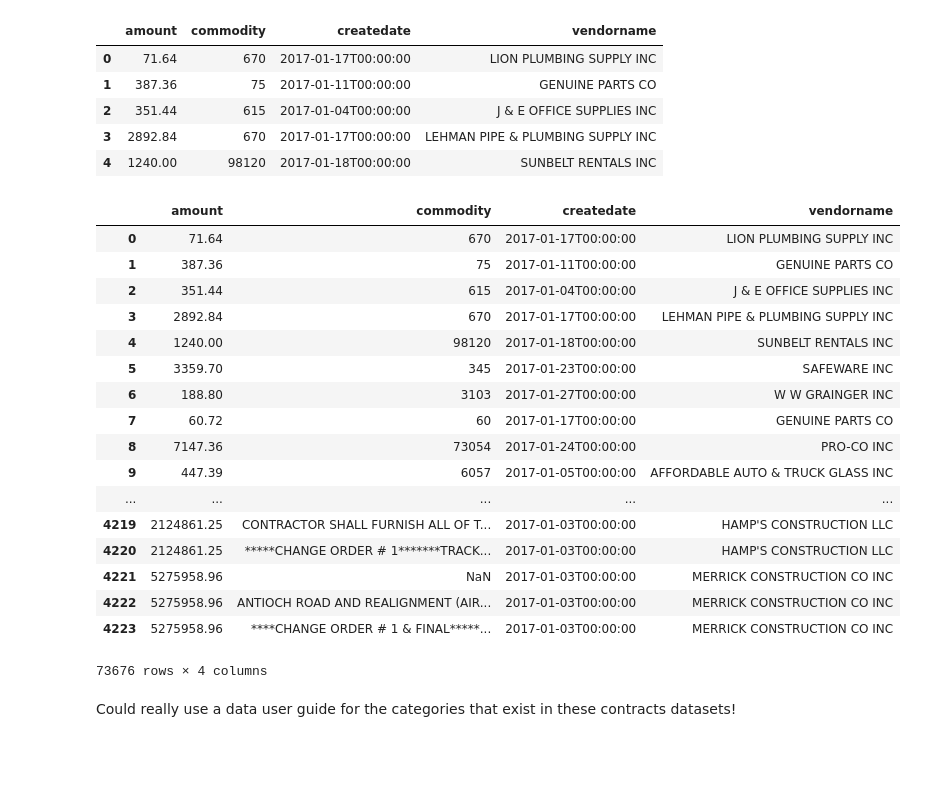
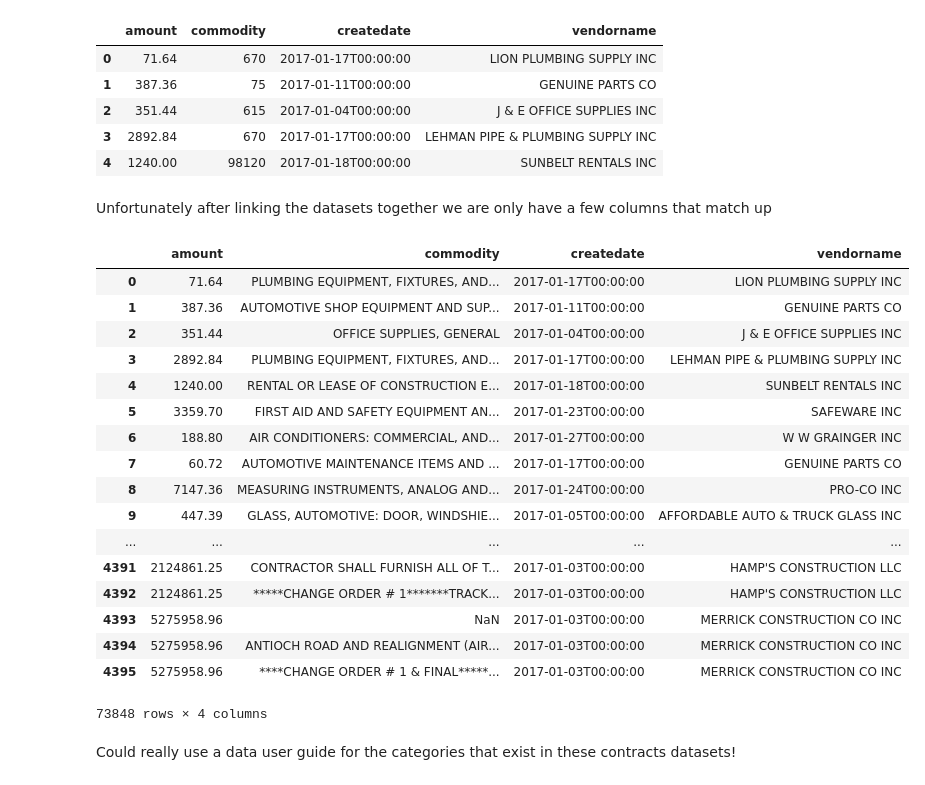
Before and after one commit to sunlightpolicy/open_data_standards_project, a Jupyter notebook: procurement.ipynb, the cells around one changed output. Drawn from its saved outputs; the diff is of its cells as text; code cells hidden in the pictures; blank space fills up the shorter version.

```diff
--- a/procurement.ipynb
+++ b/procurement.ipynb
@@ -191,27 +191,31 @@ miami_pro_less.head()
 | 2 | 351.44 | 615 | 2017-01-04T00:00:00 | J & E OFFICE SUPPLIES INC |
 | 3 | 2892.84 | 670 | 2017-01-17T00:00:00 | LEHMAN PIPE & PLUMBING SUPPLY INC |
 | 4 | 1240.00 | 98120 | 2017-01-18T00:00:00 | SUNBELT RENTALS INC |
+# %% [markdown]
+Unfortunately after linking the datasets together we are only have a few columns that match up
 # %%
-pd.concat([miami_pro_less,wash_pro_less,br_pro_less],axis=0)
+proc_data = pd.concat([miami_pro_less,wash_pro_less,br_pro_less],axis=0)
-# %% [output]
-|  | amount | commodity | createdate | vendorname |
-| 0 | 71.64 | 670 | 2017-01-17T00:00:00 | LION PLUMBING SUPPLY INC |
-| 1 | 387.36 | 75 | 2017-01-11T00:00:00 | GENUINE PARTS CO |
-| 2 | 351.44 | 615 | 2017-01-04T00:00:00 | J & E OFFICE SUPPLIES INC |
-| 3 | 2892.84 | 670 | 2017-01-17T00:00:00 | LEHMAN PIPE & PLUMBING SUPPLY INC |
-| 4 | 1240.00 | 98120 | 2017-01-18T00:00:00 | SUNBELT RENTALS INC |
-| 5 | 3359.70 | 345 | 2017-01-23T00:00:00 | SAFEWARE INC |
-| 6 | 188.80 | 3103 | 2017-01-27T00:00:00 | W W GRAINGER INC |
-| 7 | 60.72 | 60 | 2017-01-17T00:00:00 | GENUINE PARTS CO |
-| 8 | 7147.36 | 73054 | 2017-01-24T00:00:00 | PRO-CO INC |
-| 9 | 447.39 | 6057 | 2017-01-05T00:00:00 | AFFORDABLE AUTO & TRUCK GLASS INC |
-| ... | ... | ... | ... | ... |
-| 4219 | 2124861.25 | CONTRACTOR SHALL FURNISH ALL OF T... | 2017-01-03T00:00:00 | HAMP'S CONSTRUCTION LLC |
-| 4220 | 2124861.25 | *****CHANGE ORDER # 1*******TRACK... | 2017-01-03T00:00:00 | HAMP'S CONSTRUCTION LLC |
-| 4221 | 5275958.96 | NaN | 2017-01-03T00:00:00 | MERRICK CONSTRUCTION CO INC |
-| 4222 | 5275958.96 | ANTIOCH ROAD AND REALIGNMENT (AIR... | 2017-01-03T00:00:00 | MERRICK CONSTRUCTION CO INC |
-| 4223 | 5275958.96 | ****CHANGE ORDER # 1 & FINAL*****... | 2017-01-03T00:00:00 | MERRICK CONSTRUCTION CO INC |
-73676 rows × 4 columns
+# %%
+proc_data
+# %% [output]
+|  | amount | commodity | createdate | vendorname |
+| 0 | 71.64 | PLUMBING EQUIPMENT, FIXTURES, AND... | 2017-01-17T00:00:00 | LION PLUMBING SUPPLY INC |
+| 1 | 387.36 | AUTOMOTIVE SHOP EQUIPMENT AND SUP... | 2017-01-11T00:00:00 | GENUINE PARTS CO |
+| 2 | 351.44 | OFFICE SUPPLIES, GENERAL | 2017-01-04T00:00:00 | J & E OFFICE SUPPLIES INC |
+| 3 | 2892.84 | PLUMBING EQUIPMENT, FIXTURES, AND... | 2017-01-17T00:00:00 | LEHMAN PIPE & PLUMBING SUPPLY INC |
+| 4 | 1240.00 | RENTAL OR LEASE OF CONSTRUCTION E... | 2017-01-18T00:00:00 | SUNBELT RENTALS INC |
+| 5 | 3359.70 | FIRST AID AND SAFETY EQUIPMENT AN... | 2017-01-23T00:00:00 | SAFEWARE INC |
+| 6 | 188.80 | AIR CONDITIONERS: COMMERCIAL, AND... | 2017-01-27T00:00:00 | W W GRAINGER INC |
+| 7 | 60.72 | AUTOMOTIVE MAINTENANCE ITEMS AND ... | 2017-01-17T00:00:00 | GENUINE PARTS CO |
+| 8 | 7147.36 | MEASURING INSTRUMENTS, ANALOG AND... | 2017-01-24T00:00:00 | PRO-CO INC |
+| 9 | 447.39 | GLASS, AUTOMOTIVE: DOOR, WINDSHIE... | 2017-01-05T00:00:00 | AFFORDABLE AUTO & TRUCK GLASS INC |
+| ... | ... | ... | ... | ... |
+| 4391 | 2124861.25 | CONTRACTOR SHALL FURNISH ALL OF T... | 2017-01-03T00:00:00 | HAMP'S CONSTRUCTION LLC |
+| 4392 | 2124861.25 | *****CHANGE ORDER # 1*******TRACK... | 2017-01-03T00:00:00 | HAMP'S CONSTRUCTION LLC |
+| 4393 | 5275958.96 | NaN | 2017-01-03T00:00:00 | MERRICK CONSTRUCTION CO INC |
+| 4394 | 5275958.96 | ANTIOCH ROAD AND REALIGNMENT (AIR... | 2017-01-03T00:00:00 | MERRICK CONSTRUCTION CO INC |
+| 4395 | 5275958.96 | ****CHANGE ORDER # 1 & FINAL*****... | 2017-01-03T00:00:00 | MERRICK CONSTRUCTION CO INC |
+73848 rows × 4 columns
 # %% [markdown]
 Could really use a data user guide for the categories that exist in these contracts datasets!
 # %% [markdown]
```
Also changed, not shown: parts of 71 cells of this notebook, 2 other files.
